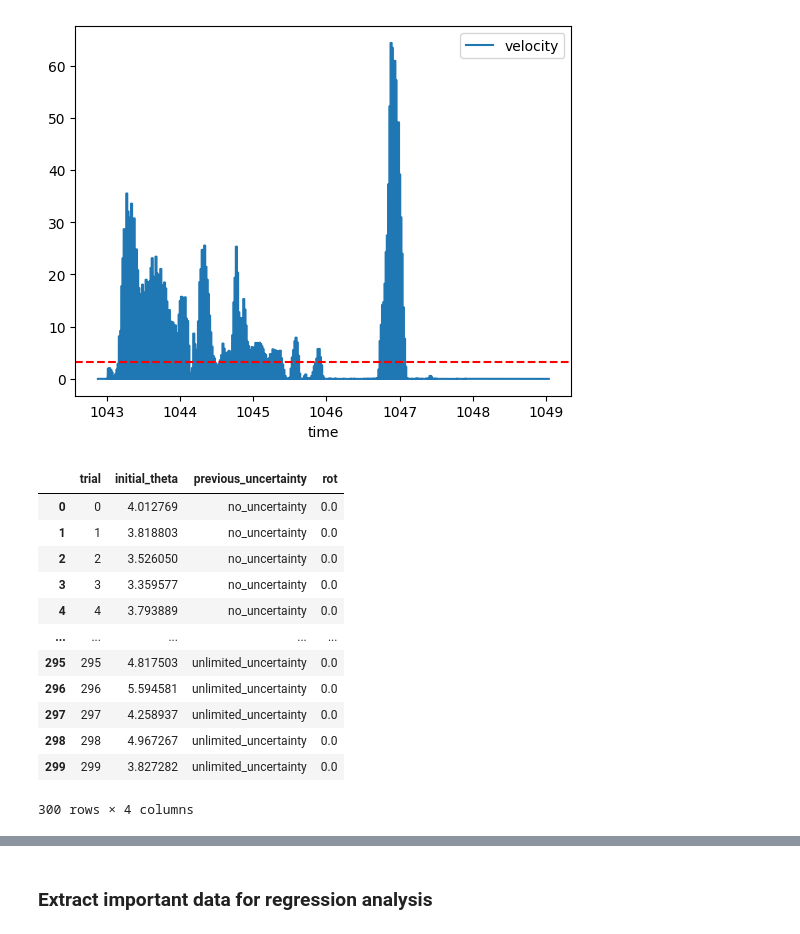
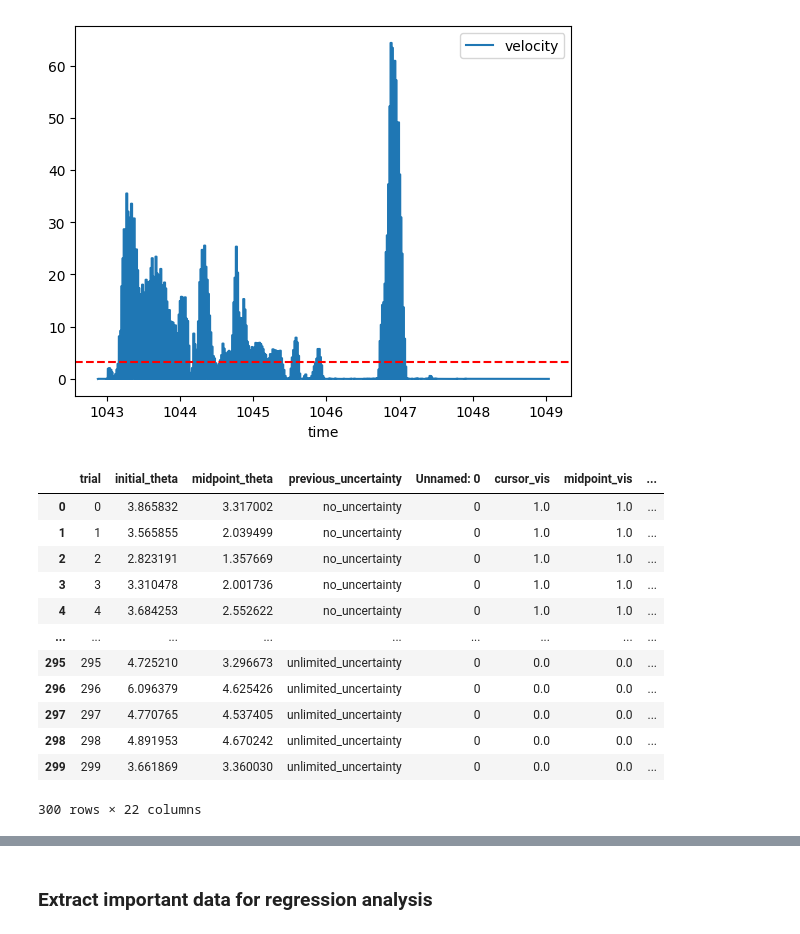
Before and after one commit to DhruvaDave8/mq_honours_2023_final, a Jupyter notebook: vma_general/dhruva/analysis/m1_initial_movement_vector.ipynb, the cells around one changed output, grey strips where cells are left out. Saved outputs shown, nothing was run; the diff lists cells and outputs as text; code cells hidden in the pictures.

```diff
--- a/vma_general/dhruva/analysis/m1_initial_movement_vector.ipynb
+++ b/vma_general/dhruva/analysis/m1_initial_movement_vector.ipynb
@@ -139,6 +167,8 @@ def get_imv(df, thresh=2.0):
     imv_df['theta'] = abs(90 - imv_df.theta)
     return imv_df
 
-# since optimal vector is at 0 degrees, angular difference is simply the theta
+# since optimal vector is at 90 degrees, angular difference is 90 - theta
 
 imv_dfs = [get_imv(df) for df in interpolated_w_onset_dfs]
+# calculate midpoint theta
+mid_dfs = [get_imv(df, thresh=5.0) for df in interpolated_w_onset_dfs]
@@ -180,16 +225,16 @@ regression_df = pd.merge(combined_df, tmp_df, on='trial', how='left')
-# %%
-regression_df
-# %% [output]
-|  | trial | initial_theta | previous_uncertainty | rot |
-| 0 | 0 | 4.012769 | no_uncertainty | 0.0 |
-| 1 | 1 | 3.818803 | no_uncertainty | 0.0 |
-| 2 | 2 | 3.526050 | no_uncertainty | 0.0 |
-| 3 | 3 | 3.359577 | no_uncertainty | 0.0 |
-| 4 | 4 | 3.793889 | no_uncertainty | 0.0 |
-| ... | ... | ... | ... | ... |
-| 295 | 295 | 4.817503 | unlimited_uncertainty | 0.0 |
-| 296 | 296 | 5.594581 | unlimited_uncertainty | 0.0 |
-| 297 | 297 | 4.258937 | unlimited_uncertainty | 0.0 |
-| 298 | 298 | 4.967267 | unlimited_uncertainty | 0.0 |
-| 299 | 299 | 3.827282 | unlimited_uncertainty | 0.0 |
-300 rows × 4 columns
+# %%
+combined_df
+# %% [output]
+|  | trial | initial_theta | midpoint_theta | previous_uncertainty | Unnamed: 0 | cursor_vis | midpoint_vis | ... |
+| 0 | 0 | 3.865832 | 3.317002 | no_uncertainty | 0 | 1.0 | 1.0 | ... |
+| 1 | 1 | 3.565855 | 2.039499 | no_uncertainty | 0 | 1.0 | 1.0 | ... |
+| 2 | 2 | 2.823191 | 1.357669 | no_uncertainty | 0 | 1.0 | 1.0 | ... |
+| 3 | 3 | 3.310478 | 2.001736 | no_uncertainty | 0 | 1.0 | 1.0 | ... |
+| 4 | 4 | 3.684253 | 2.552622 | no_uncertainty | 0 | 1.0 | 1.0 | ... |
+| ... | ... | ... | ... | ... | ... | ... | ... | ... |
+| 295 | 295 | 4.725210 | 3.296673 | unlimited_uncertainty | 0 | 0.0 | 0.0 | ... |
+| 296 | 296 | 6.096379 | 4.625426 | unlimited_uncertainty | 0 | 0.0 | 0.0 | ... |
+| 297 | 297 | 4.770765 | 4.537405 | unlimited_uncertainty | 0 | 0.0 | 0.0 | ... |
+| 298 | 298 | 4.891953 | 4.670242 | unlimited_uncertainty | 0 | 0.0 | 0.0 | ... |
+| 299 | 299 | 3.661869 | 3.360030 | unlimited_uncertainty | 0 | 0.0 | 0.0 | ... |
+300 rows × 22 columns
```
Also changed, not shown: parts of 19 cells of this notebook, 6 other files.
